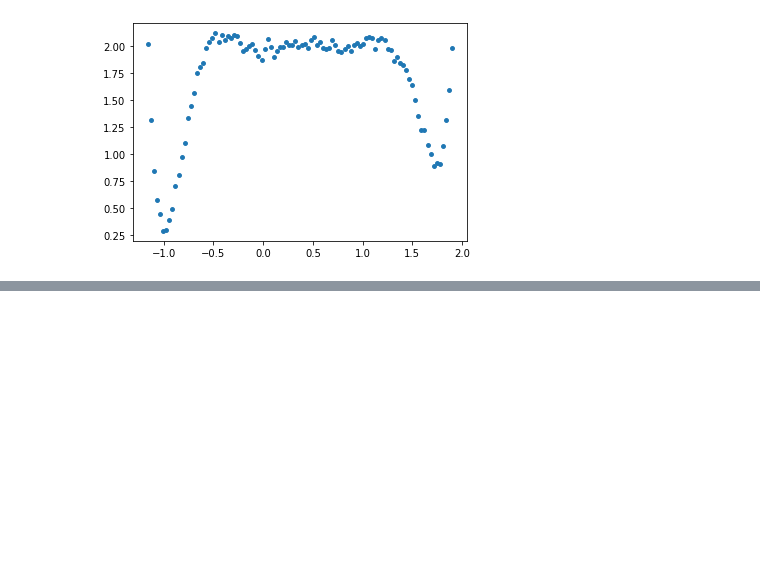
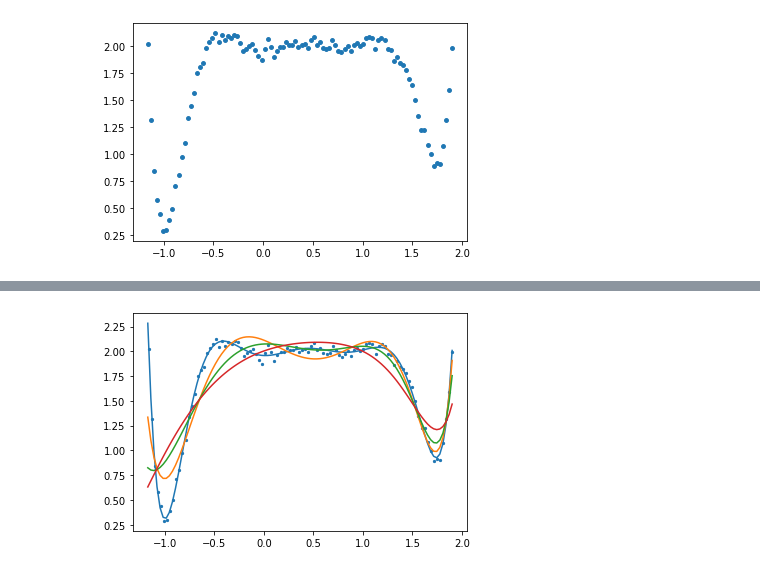
Before and after one commit to ritvikgupta199/ELL409-Assignment-1, a Jupyter notebook: polynomial_fitting/analysis.ipynb, the cells around one changed output, grey strips where cells are left out. Cells and saved outputs as stored; diff of their text form; code cells hidden in the pictures; blank space fills up the shorter version.

Commit message:
Added Lambda variation in Expts

```diff
--- a/polynomial_fitting/analysis.ipynb
+++ b/polynomial_fitting/analysis.ipynb
@@ -56,0 +58,18 @@ plt.show()
+# %%
+# Plots on varying Lambda
+lambda_file = 'lambda.txt'
+f = open(os.path.join(log_path, lambda_file), 'r')
+x, y = np.linspace(-1.17, 1.9, 100), []
+
+for line in f.readlines():
+    tokens = line.strip().split()
+    y_out = utils.get_output_from_weights(x, line.strip().split()[3])
+    y.append(y_out)
+
+
+for y_out in y:
+    plt.plot(x, y_out)
+plt.scatter(input_x, target, s=5)
+plt.show()
+# %% [output]
+[figure, added]
```
Also changed, not shown: parts of 2 cells of this notebook, 2 other files.
